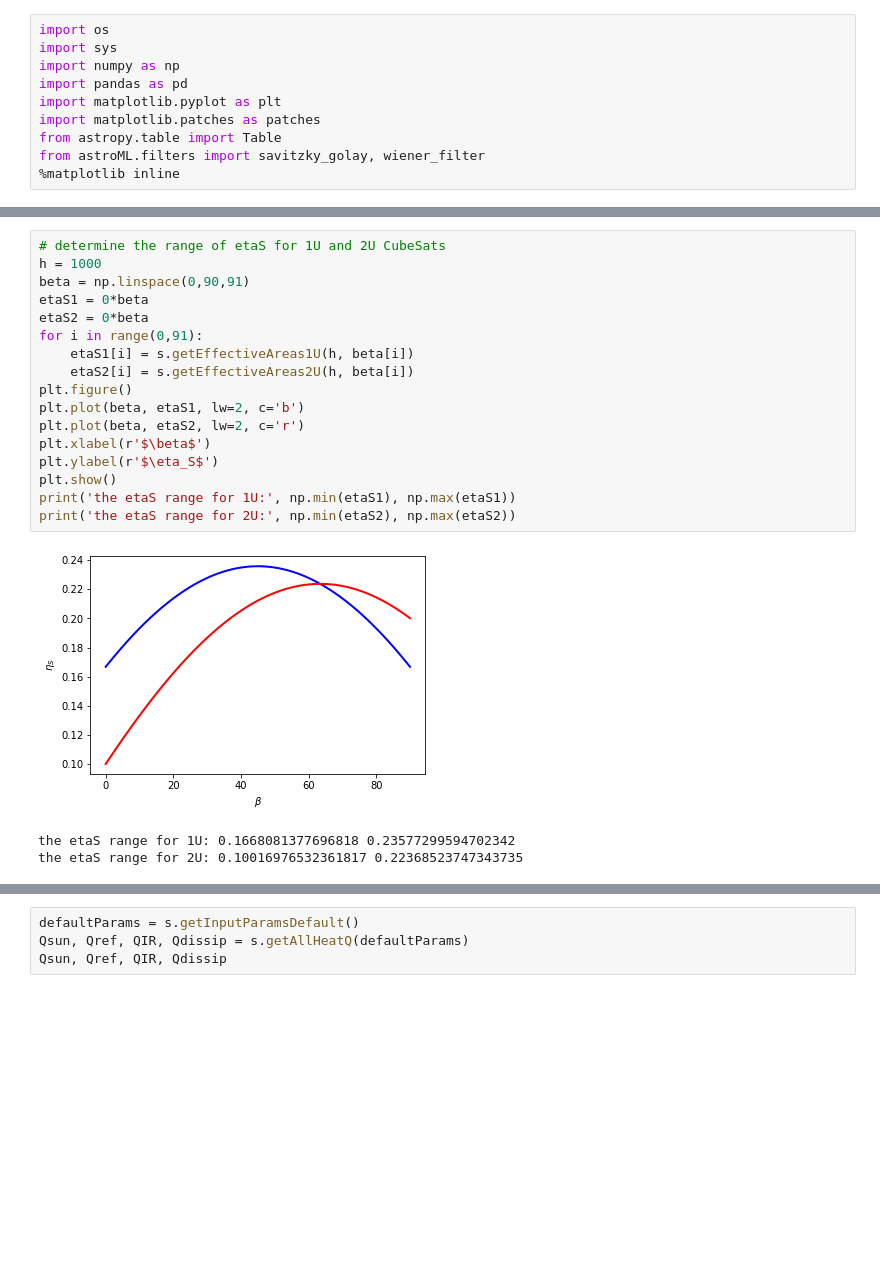
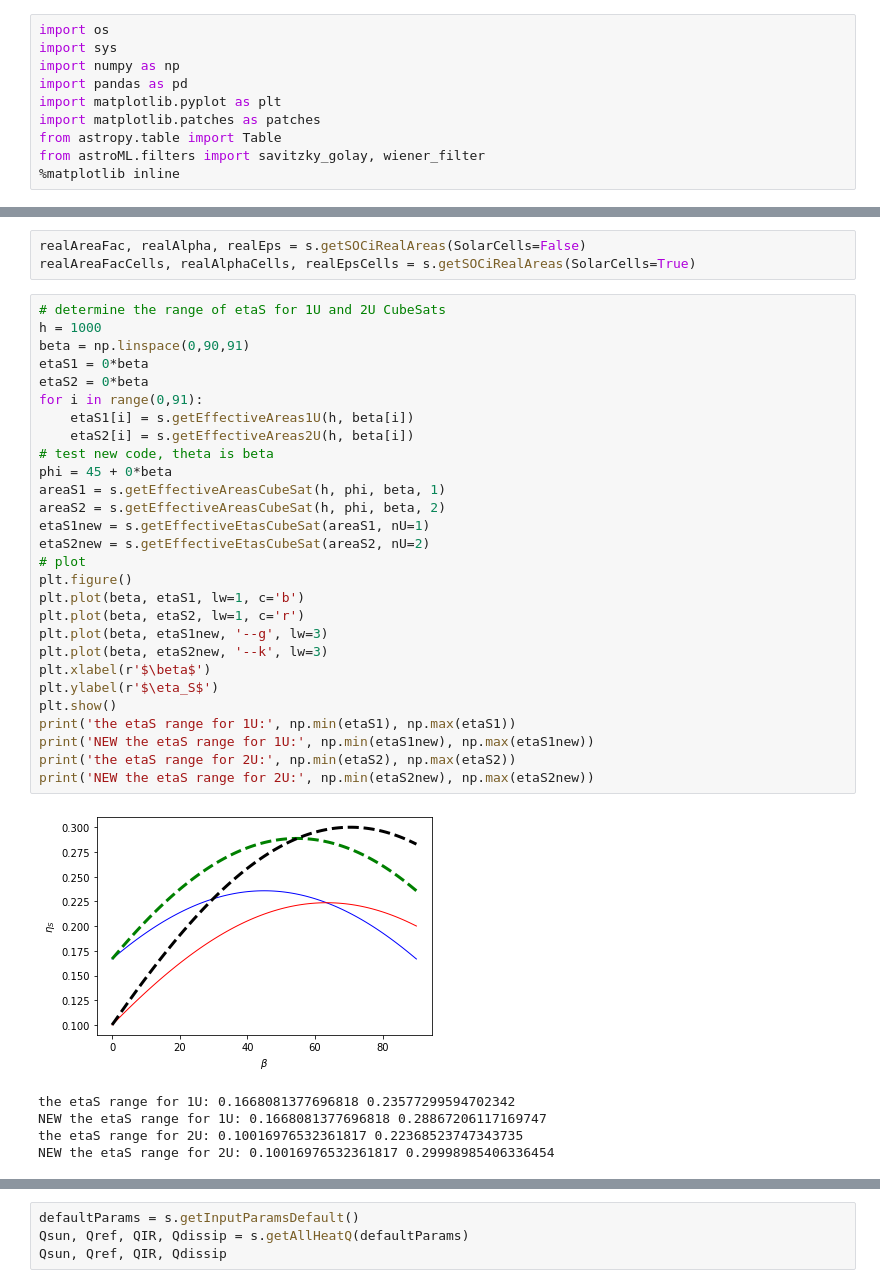
Before and after one commit to ivezic/CubeSats, a Jupyter notebook: notebooks/sputnik.ipynb, the cells around one changed output, grey strips where cells are left out. Cells and saved outputs as stored; diff of their text form; blank space fills up the shorter version.

```diff
--- a/notebooks/sputnik.ipynb
+++ b/notebooks/sputnik.ipynb
@@ -19,24 +85,40 @@ import sputnikTools as s
+# %%
+realAreaFac, realAlpha, realEps = s.getSOCiRealAreas(SolarCells=False)
+realAreaFacCells, realAlphaCells, realEpsCells = s.getSOCiRealAreas(SolarCells=True)
 # %%
 # determine the range of etaS for 1U and 2U CubeSats
 h = 1000
 beta = np.linspace(0,90,91)
 etaS1 = 0*beta
 etaS2 = 0*beta
 for i in range(0,91):
     etaS1[i] = s.getEffectiveAreas1U(h, beta[i])
     etaS2[i] = s.getEffectiveAreas2U(h, beta[i])
+# test new code, theta is beta
+phi = 45 + 0*beta
+areaS1 = s.getEffectiveAreasCubeSat(h, phi, beta, 1)
+areaS2 = s.getEffectiveAreasCubeSat(h, phi, beta, 2)
+etaS1new = s.getEffectiveEtasCubeSat(areaS1, nU=1)
+etaS2new = s.getEffectiveEtasCubeSat(areaS2, nU=2)
+# plot
 plt.figure()
-plt.plot(beta, etaS1, lw=2, c='b')
-plt.plot(beta, etaS2, lw=2, c='r')
+plt.plot(beta, etaS1, lw=1, c='b')
+plt.plot(beta, etaS2, lw=1, c='r')
+plt.plot(beta, etaS1new, '--g', lw=3)
+plt.plot(beta, etaS2new, '--k', lw=3)
 plt.xlabel(r'$\beta$')
 plt.ylabel(r'$\eta_S$')
 plt.show()
 print('the etaS range for 1U:', np.min(etaS1), np.max(etaS1))
+print('NEW the etaS range for 1U:', np.min(etaS1new), np.max(etaS1new))
 print('the etaS range for 2U:', np.min(etaS2), np.max(etaS2))
+print('NEW the etaS range for 2U:', np.min(etaS2new), np.max(etaS2new))
 # %% [output]
-[figure, old version]
+[figure, new version]
 the etaS range for 1U: 0.1668081377696818 0.23577299594702342
+NEW the etaS range for 1U: 0.1668081377696818 0.28867206117169747
 the etaS range for 2U: 0.10016976532361817 0.22368523747343735
+NEW the etaS range for 2U: 0.10016976532361817 0.29998985406336454
 # %%
 # determine the range of etaE for 1U and 2U CubeSats
 h = 1.0865
```
Also changed, not shown: parts of 9 cells of this notebook, 1 other file.
